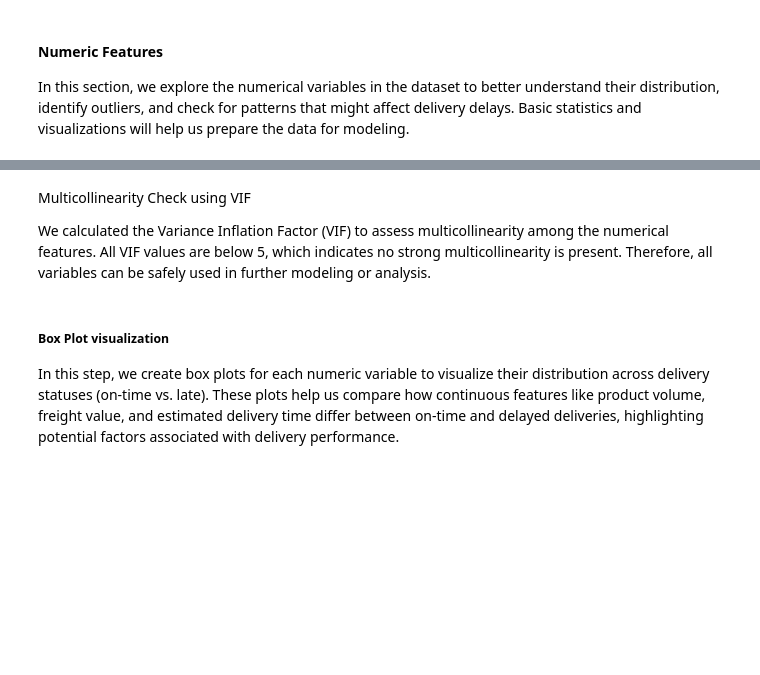
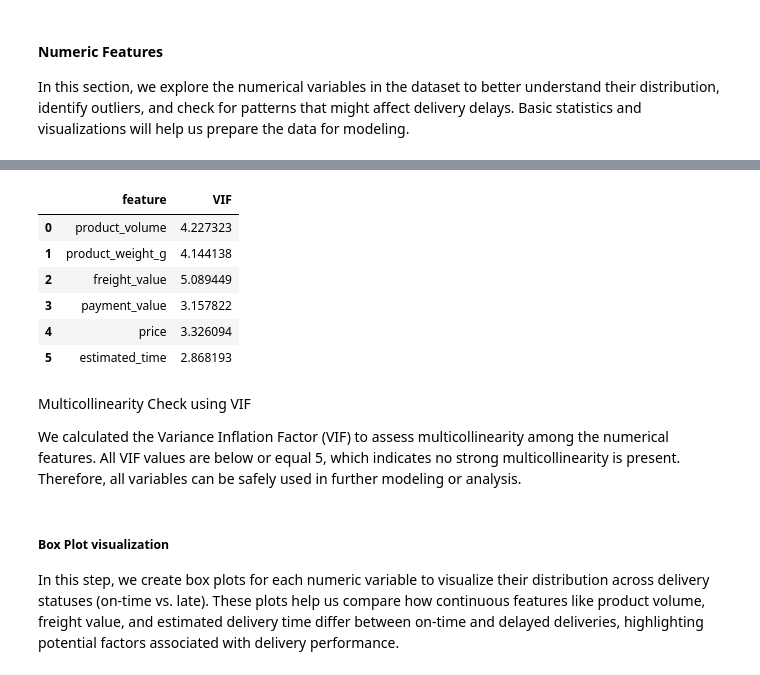
Before and after one commit to rickaof/Olist_Ecommerce_Analysis, a Jupyter notebook: notebooks/data_preparation.ipynb, the cells around one changed output, grey strips where cells are left out. Saved outputs shown, nothing was run; the diff lists cells and outputs as text; code cells hidden in the pictures; blank space fills up the shorter version.

```diff
--- a/notebooks/data_preparation.ipynb
+++ b/notebooks/data_preparation.ipynb
@@ -499,8 +499,11 @@ orders_filtered["is_late"] = (
 #### Merging the datasets
 # %%
 # Merging the datasets
-df_merged = orders_filtered.merge(order_items_filtered, on='order_id', how='left')
-df_merged  = df_merged.merge(customer_filtered, on='customer_id', how='left')
-df_merged  = df_merged.merge(products_filtered, on='product_id', how='left')
-df_merged  = df_merged.merge(payments_filtered, on='order_id', how='left')
-df_merged  = df_merged.merge(sellers_filtered, on='seller_id', how='left')
+sys.path.append(os.path.abspath(os.path.join(os.getcwd(), "..", "src")))
+from exploratory_data_analysis import merge_datasets
+df_merged = merge_datasets( orders_filtered, order_items_filtered,
+    customer_filtered, products_filtered, payments_filtered,
+    sellers_filtered
+)
+
+df_merged.columns
@@ -773,29 +866,26 @@ plt.show()
 # %%
 from statsmodels.stats.outliers_influence import variance_inflation_factor
 import pandas as pd
+sys.path.append(os.path.abspath(os.path.join(os.getcwd(), "..", "src")))
+from exploratory_data_analysis import calculate_vif
 
 # Calculating Variance Inflation Factor (VIF) to detect multicollinearity
 # VIF > 5 suggests moderate correlation; VIF > 10 indicates high multicollinearity
 
-# Selecting only numerical features
-df_numeric = df_merged[['product_volume',
-                        'product_weight_g',
-                        'freight_value',
-                        'payment_value',
-                        'price',
-                        'estimated_time']]
-
-# Creating a DataFrame to store VIF values
-vif_data = pd.DataFrame()
-vif_data["Feature"] = df_numeric.columns
-vif_data["VIF"] = [variance_inflation_factor(df_numeric.values, i)
-                   for i in range(df_numeric.shape[1])]
-
-display(vif_data)
+vif = calculate_vif(df_numeric)
+display(vif)
+# %% [output]
+|  | feature | VIF |
+| 0 | product_volume | 4.227323 |
+| 1 | product_weight_g | 4.144138 |
+| 2 | freight_value | 5.089449 |
+| 3 | payment_value | 3.157822 |
+| 4 | price | 3.326094 |
+| 5 | estimated_time | 2.868193 |
 # %% [markdown]
 Multicollinearity Check using VIF
 
-We calculated the Variance Inflation Factor (VIF) to assess multicollinearity among the numerical features. All VIF values are below 5, which indicates no strong multicollinearity is present. Therefore, all variables can be safely used in further modeling or analysis.
+We calculated the Variance Inflation Factor (VIF) to assess multicollinearity among the numerical features. All VIF values are below or equal 5, which indicates no strong multicollinearity is present. Therefore, all variables can be safely used in further modeling or analysis.
 # %% [markdown]
 ##### Box Plot visualization
 In this step, we create box plots for each numeric variable to visualize their distribution across delivery statuses (on-time vs. late). These plots help us compare how continuous features like product volume, freight value, and estimated delivery time differ between on-time and delayed deliveries, highlighting potential factors associated with delivery performance.
```
Also changed, not shown: parts of 18 cells of this notebook, 1 other file.
